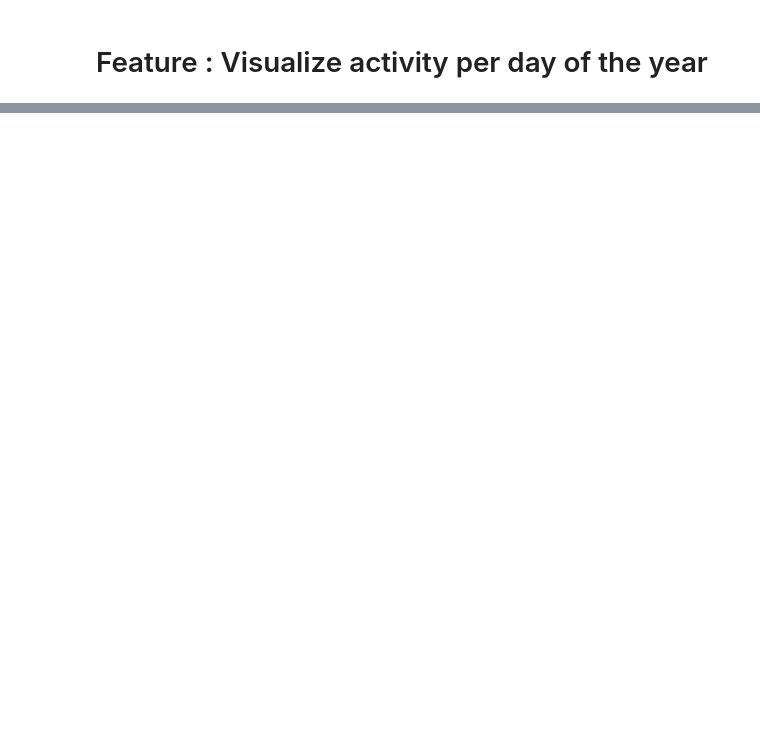
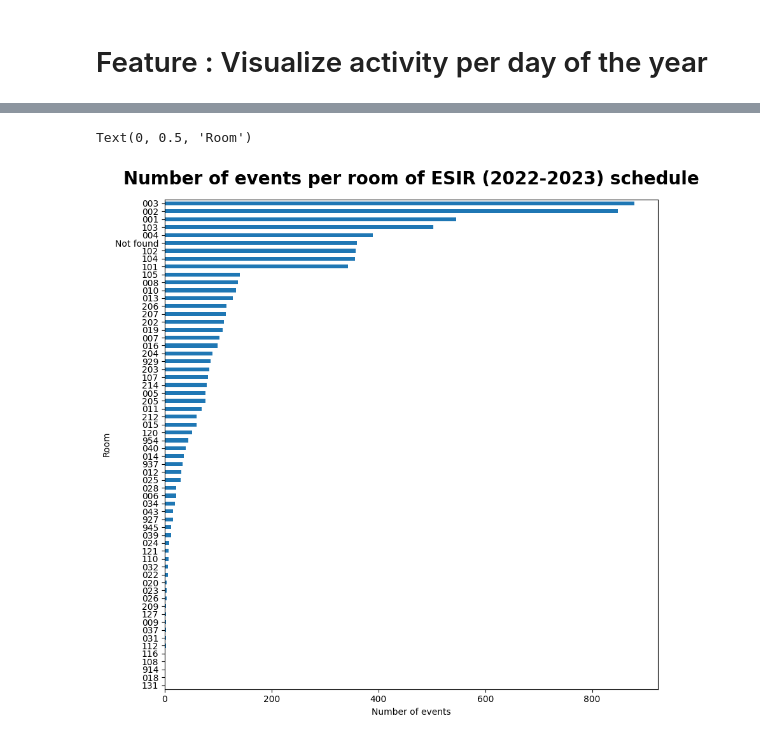
Before and after one commit to CodyAdam/data-engineering, a Jupyter notebook: Project/main.ipynb, the cells around one changed output, grey strips where cells are left out. Drawn from its saved outputs; the diff is of its cells as text; code cells hidden in the pictures; blank space fills up the shorter version.

Commit message:
feat: add room and building

```diff
--- a/Project/main.ipynb
+++ b/Project/main.ipynb
@@ -319,0 +266,12 @@ Text(0.5, 1.02, 'Cumulative hours per day of ESIR (2022-2023) schedule')
+# %%
+
+building_regex = r"\bB\d{2}\w*"
+
+def get_building(location):
+    matches = re.findall(building_regex, location)
+    if len(matches) > 0:
+        return matches[0]
+    else:
+        return "Not found"
+
+df["building"] = df["location"].apply(get_building)
@@ -319,0 +289,12 @@ Text(0.5, 1.02, 'Cumulative hours per day of ESIR (2022-2023) schedule')
+# %%
+room_regex = r"\b\d{3}\b"
+
+def get_room(location):
+    matches = re.findall(room_regex, location)
+    if len(matches) > 0:
+        return matches[0]
+    else:
+        return "Not found"
+
+df["room"] = df["location"].apply(get_room)
+df["room"]
@@ -319,0 +314,9 @@ Text(0.5, 1.02, 'Cumulative hours per day of ESIR (2022-2023) schedule')
+# %%
+# plot horizontal bar chart biggest to smallest
+df["room"].value_counts().plot(kind='barh', figsize=(10, 10)).invert_yaxis()
+plt.title(f"Number of events per room of {data_name} schedule", fontsize=20, fontweight='bold', y=1.02)
+plt.xlabel('Number of events')
+plt.ylabel('Room')
+# %% [output]
+Text(0, 0.5, 'Room')
+[figure, added]
```
Also changed, not shown: parts of 18 cells of this notebook.
